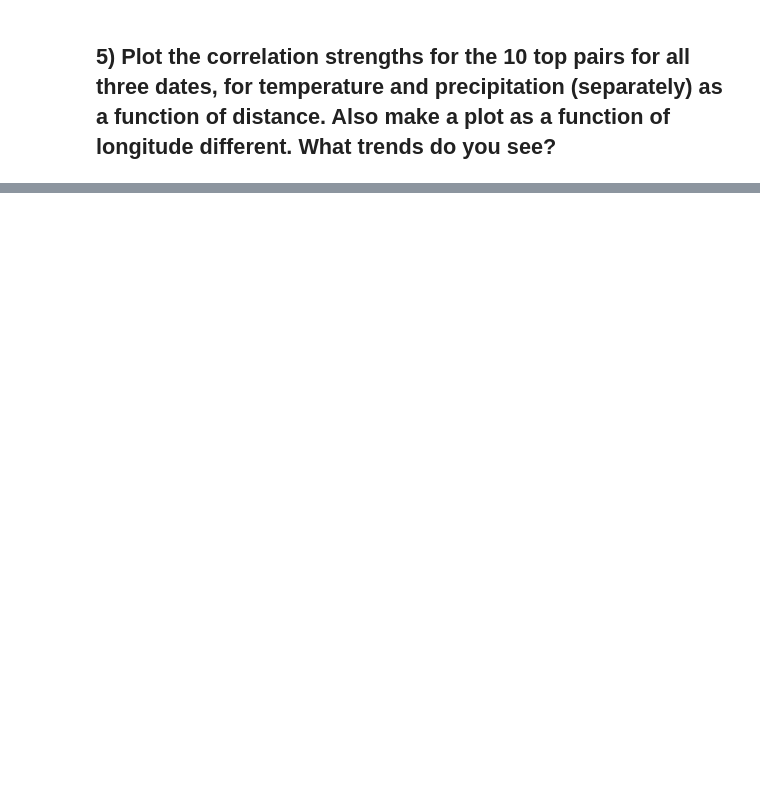
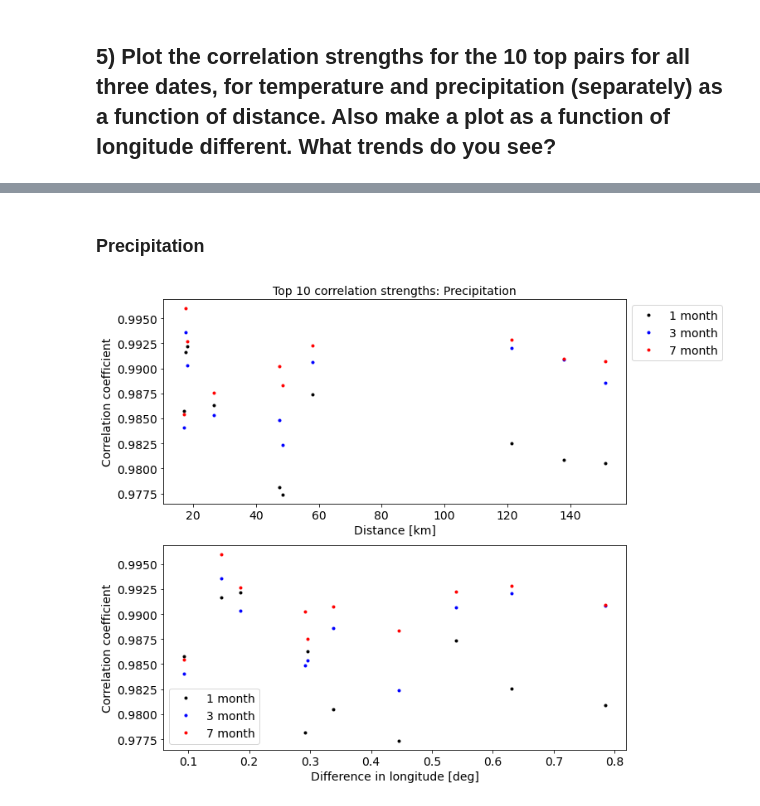
Before and after one commit to JBeechert/python-ay250-homework, a Jupyter notebook: hw_5/hw_5.ipynb, the cells around one changed output, grey strips where cells are left out. Drawn from its saved outputs; the diff is of its cells as text; code cells hidden in the pictures; blank space fills up the shorter version.

```diff
--- a/hw_5/hw_5.ipynb
+++ b/hw_5/hw_5.ipynb
@@ -446,0 +549,29 @@ array([[nan, nan],
+# %% [markdown]
+### Precipitation
+# %%
+plt.figure(figsize=(10,10))
+
+plt.subplot(211)
+plt.plot(top_p_1["distance_km"], top_p_1["p_corrcoef_1"], "k.", label="1 month")
+plt.plot(top_p_3["distance_km"], top_p_3["p_corrcoef_3"], "b.", label="3 month")
+plt.plot(top_p_7["distance_km"], top_p_7["p_corrcoef_7"], "r.", label="7 month")
+
+plt.title("Top 10 correlation strengths: Precipitation", fontsize=14)
+plt.yticks(fontsize=14)
+plt.xticks(fontsize=14)
+plt.ylabel("Correlation coefficient", fontsize=14)
+plt.xlabel("Distance [km]", fontsize=14)
+plt.legend(fontsize=14, bbox_to_anchor=(1,1));
+
+
+plt.subplot(212)
+plt.plot(top_p_1["lon_diff"], top_p_1["p_corrcoef_1"], "k.", label="1 month")
+plt.plot(top_p_3["lon_diff"], top_p_3["p_corrcoef_3"], "b.", label="3 month")
+plt.plot(top_p_7["lon_diff"], top_p_7["p_corrcoef_7"], "r.", label="7 month")
+
+plt.yticks(fontsize=14)
+plt.xticks(fontsize=14)
+plt.ylabel("Correlation coefficient", fontsize=14)
+plt.xlabel("Difference in longitude [deg]", fontsize=14);
+# %% [output]
+[figure, added]
```
Also changed, not shown: parts of 11 cells of this notebook.
